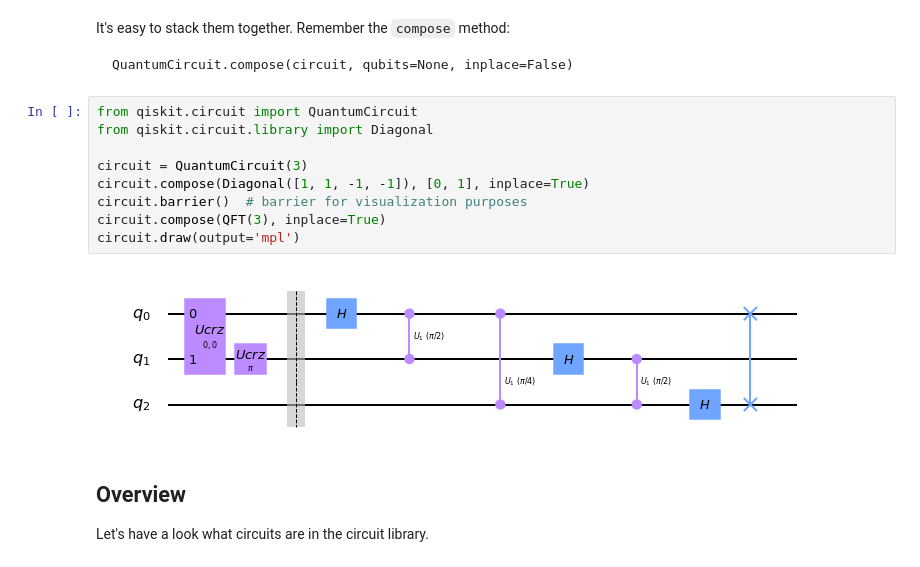
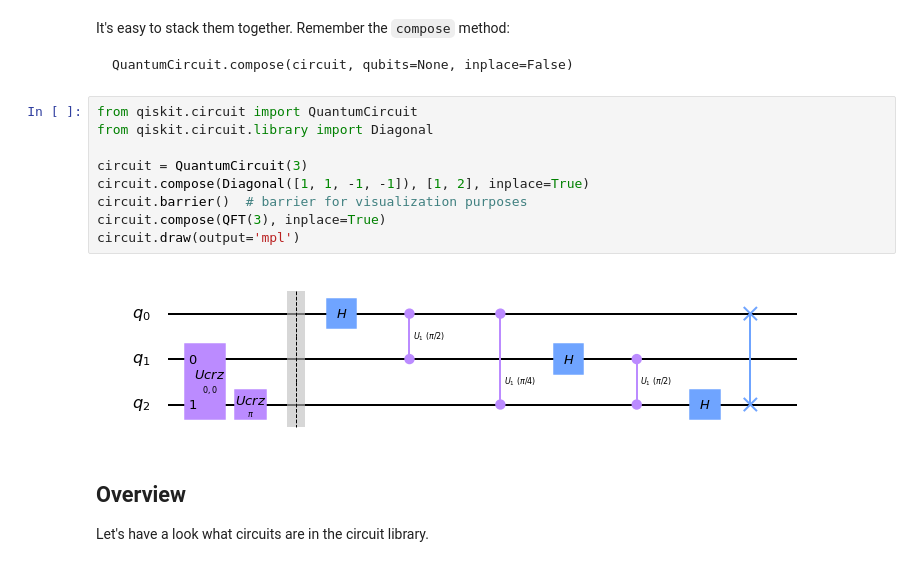
Before and after one commit to Cryoris/notebooks, a Jupyter notebook: Circuits in Quantum Algorithms.ipynb, the cells around one changed output. Drawn from its saved outputs; the diff is of its cells as text.

```diff
--- a/Circuits in Quantum Algorithms.ipynb
+++ b/Circuits in Quantum Algorithms.ipynb
@@ -58,14 +56,14 @@ QuantumCircuit.compose(circuit, qubits=None, inplace=False)
 # %%
 from qiskit.circuit import QuantumCircuit
 from qiskit.circuit.library import Diagonal
 
 circuit = QuantumCircuit(3)
-circuit.compose(Diagonal([1, 1, -1, -1]), [0, 1], inplace=True)
+circuit.compose(Diagonal([1, 1, -1, -1]), [1, 2], inplace=True)
 circuit.barrier()  # barrier for visualization purposes
 circuit.compose(QFT(3), inplace=True)
 circuit.draw(output='mpl')
 # %% [output]
-[figure, old version]
+[figure, new version]
 # %% [markdown]
 ## Overview
 
```
Also changed, not shown: parts of 146 cells of this notebook, 23 other files.
